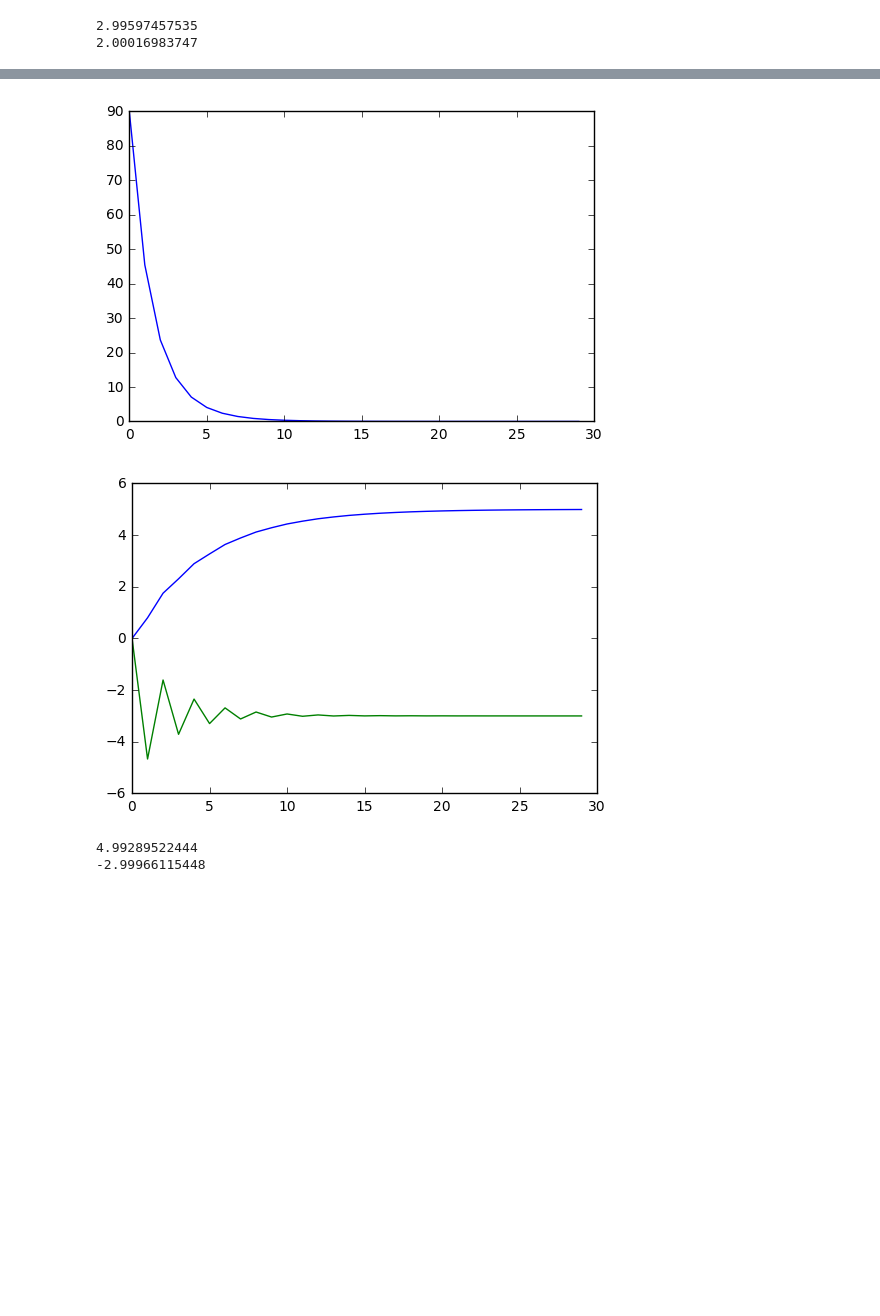
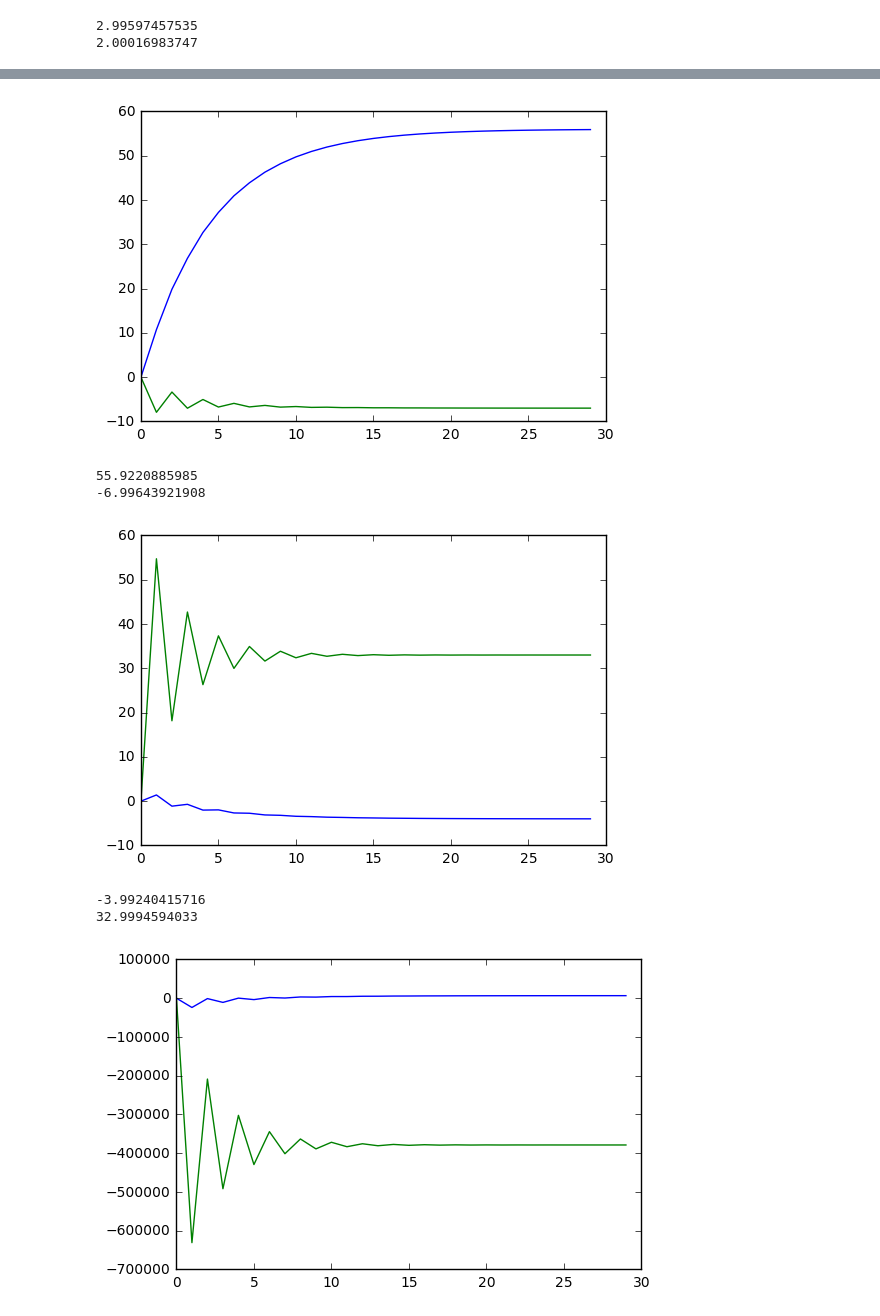
Before and after one commit to jarmop/learning, a Jupyter notebook: machine-learning.ipynb, the cells around one changed output, grey strips where cells are left out. Cells and saved outputs as stored; diff of their text form; code cells hidden in the pictures; blank space fills up the shorter version.

Commit message:
Testing with different values.

```diff
--- a/machine-learning.ipynb
+++ b/machine-learning.ipynb
@@ -203,8 +203,8 @@ def gradient_descent(machine, training_set):
         da = 0
         db = 0
         for x in training_set:
-            da += machine.h(x) - f(x)
-            db += (machine.h(x) - f(x)) * x
+            da += machine.h(x) - t(x)
+            db += (machine.h(x) - t(x)) * x
         print(da)
         print(db)
         machine.a -= 2 * da / n
@@ -262,8 +262,8 @@ def gradient_descent(machine, training_set):
         da = 0
         db = 0
         for x in training_set:
-            da += machine.h(x) - f(x)
-            db += (machine.h(x) - f(x)) * x
+            da += machine.h(x) - t(x)
+            db += (machine.h(x) - t(x)) * x
         machine.a -= alpha * da / n
         machine.b -= alpha * db / n
 
@@ -291,16 +291,43 @@ Here's a recap of all the essential pieces in a one code block:
-# %%
-def f(x):
-    return 5 - 3 * x
-
-n = 3 # number of training samples
-np.random.seed(876)
-training_set = np.random.randint(-5, 6, n)
-machine = Machine()
-gradient_descent(machine, training_set)
-print(machine.a)
-print(machine.b)
-# %% [output]
-[figure, removed]
-[figure, removed]
-4.99289522444
--2.99966115448
+# %%
+def gradient_descent(machine, t, training_set):
+    alpha = 0.2
+    iterations = 30
+    losses = []
+    a_values = []
+    b_values = []
+    n = training_set.size
+    for i in range(0, iterations):
+        a_values.append(machine.a)
+        b_values.append(machine.b)
+        da = 0
+        db = 0
+        for x in training_set:
+            da += machine.h(x) - t(x)
+            db += (machine.h(x) - t(x)) * x
+        machine.a -= alpha * da / n
+        machine.b -= alpha * db / n
+    plt.show()
+    plt.plot(a_values)
+    plt.plot(b_values)
+    plt.show()
+
+def trainer(t):
+    n = 3
+    np.random.seed(876)
+    training_set = np.random.randint(-5, 6, n)
+    machine = Machine()
+    gradient_descent(machine, t, training_set)
+    print(machine.a)
+    print(machine.b)
+
+trainer(lambda x: 56 - 7 * x)
+trainer(lambda x: -4 + 33 * x)
+trainer(lambda x: 6576 - 378789 * x)
+# %% [output]
+[figure, added]
+55.9220885985
+-6.99643921908
+[figure, added]
+-3.99240415716
+32.9994594033
+[figure, added]
```
Also changed, not shown: parts of 8 cells of this notebook.
